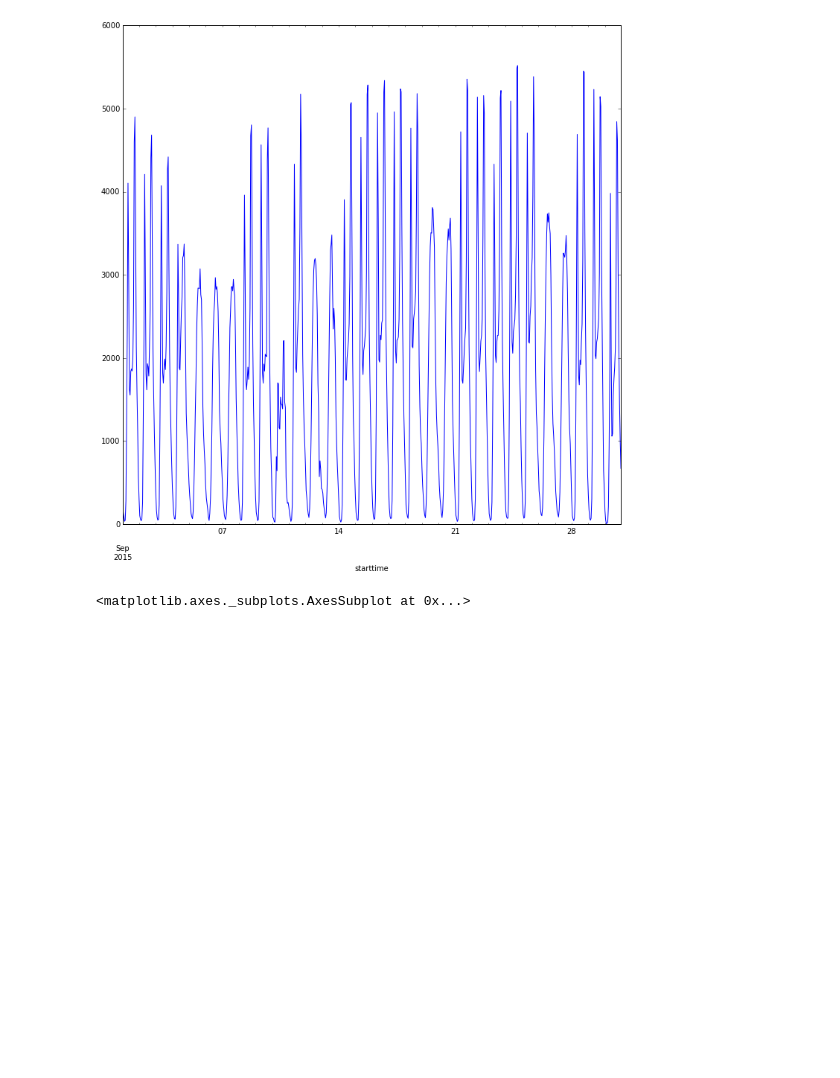
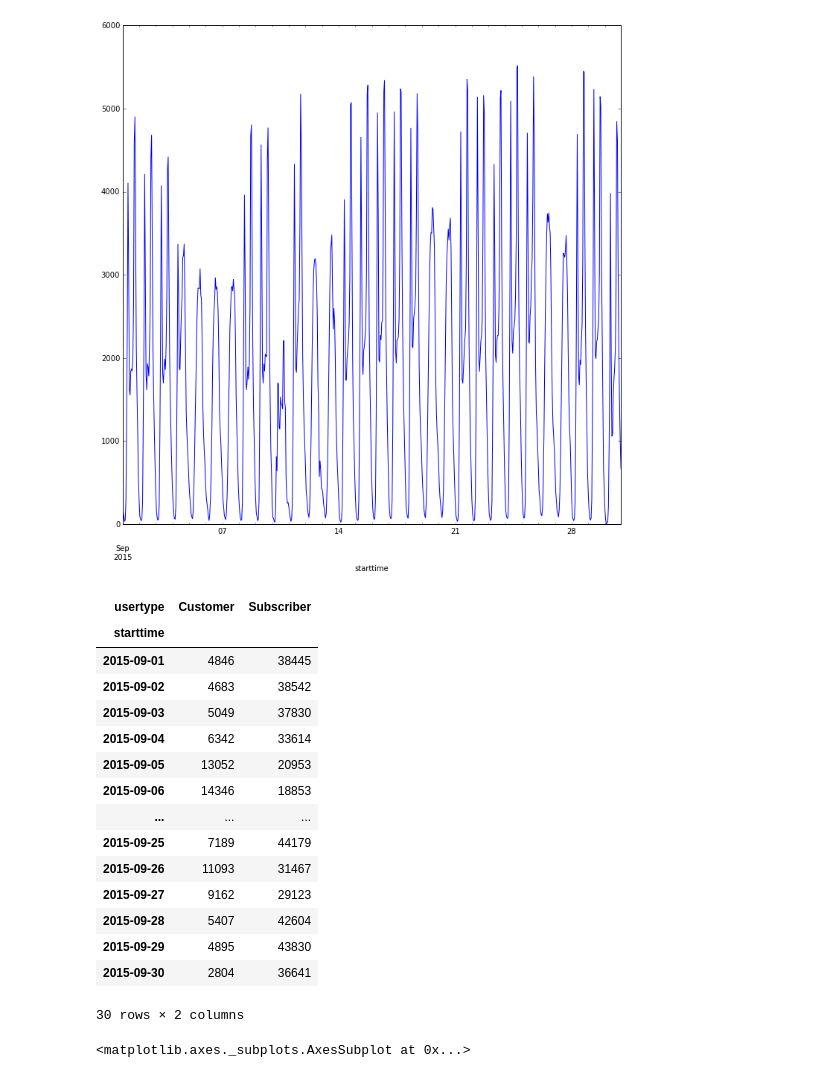
Before and after one commit to jreback/PyDataNYC2015, a Jupyter notebook: tutorial/5. Timeseries.ipynb, the cells around one changed output. Cells and saved outputs as stored; diff of their text form; code cells hidden in the pictures; blank space fills up the shorter version.

```diff
--- a/tutorial/5. Timeseries.ipynb
+++ b/tutorial/5. Timeseries.ipynb
@@ -77,12 +107,30 @@ res.plot.line(figsize=(12,12))
 # %%
 res = (df
    .groupby([pd.Grouper(key='starttime',freq='D'),'usertype'])
    .starttime
    .count()
    .reset_index(level='usertype')
    .pivot(columns='usertype')
    .T.reset_index(level=0,drop=True).T # .reset_index(level=0,axis=1)
  )
+res
+# %% [output]
+| usertype | Customer | Subscriber |
+| starttime |  |  |
+| 2015-09-01 | 4846 | 38445 |
+| 2015-09-02 | 4683 | 38542 |
+| 2015-09-03 | 5049 | 37830 |
+| 2015-09-04 | 6342 | 33614 |
+| 2015-09-05 | 13052 | 20953 |
+| 2015-09-06 | 14346 | 18853 |
+| ... | ... | ... |
+| 2015-09-25 | 7189 | 44179 |
+| 2015-09-26 | 11093 | 31467 |
+| 2015-09-27 | 9162 | 29123 |
+| 2015-09-28 | 5407 | 42604 |
+| 2015-09-29 | 4895 | 43830 |
+| 2015-09-30 | 2804 | 36641 |
+30 rows × 2 columns
 # %%
 res.plot.line(figsize=(12,12))
 # %% [output]
```
Also changed, not shown: parts of 3 cells of this notebook, 5 other files.
